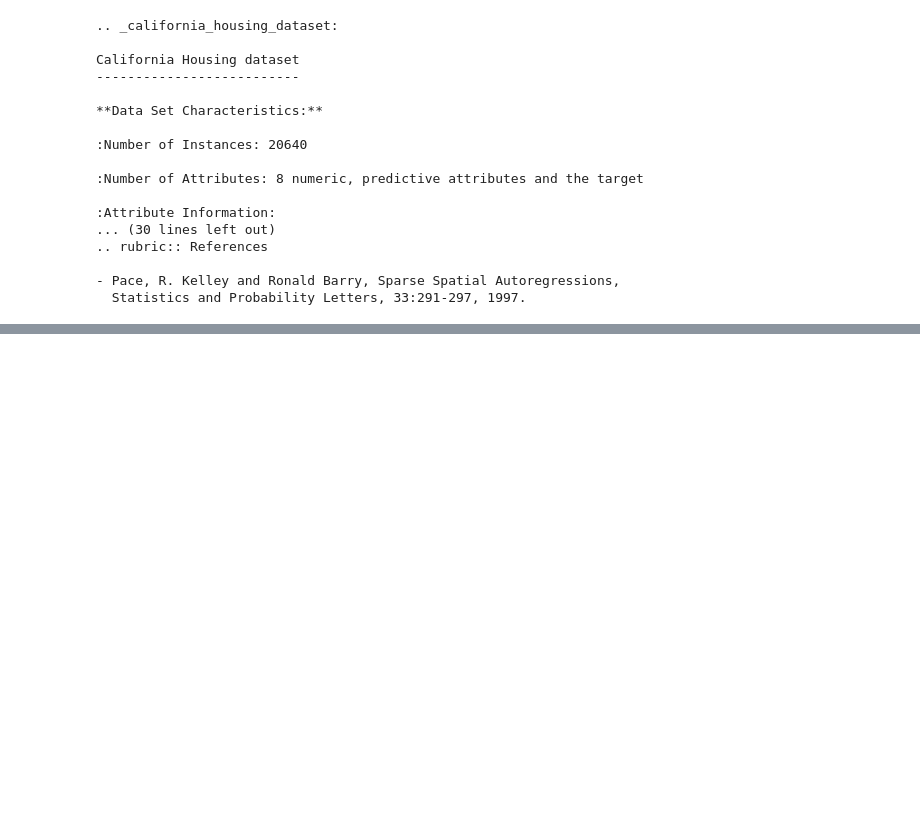
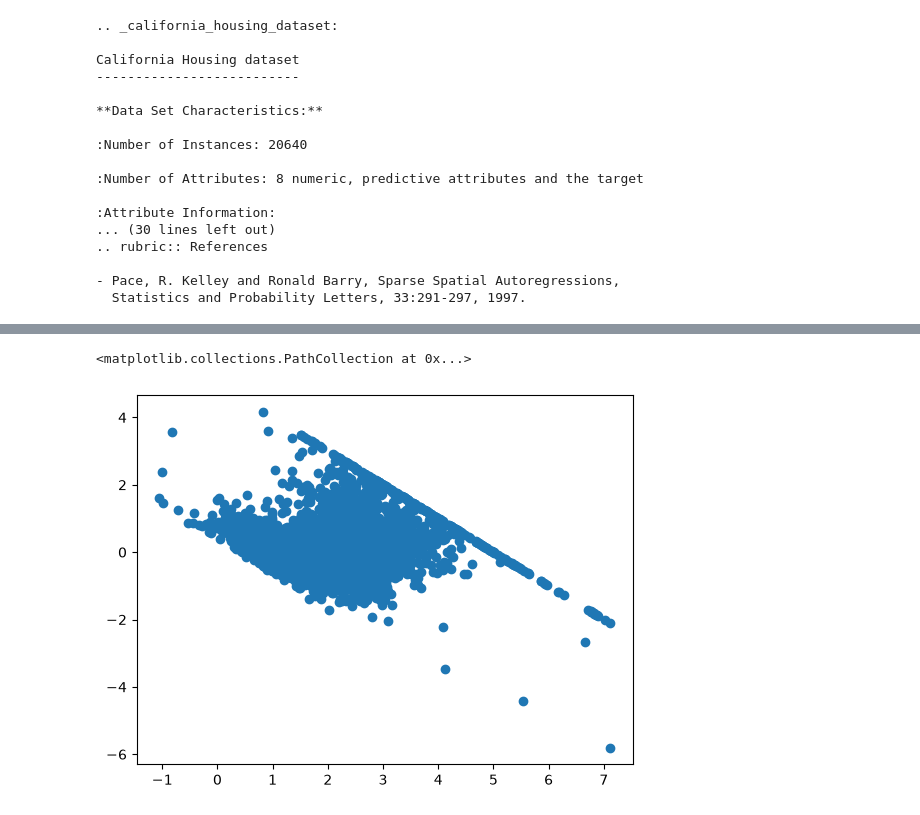
Before and after one commit to Mehta-g1/AI-ML-by-Krish-Naik, a Jupyter notebook: 29_Steps By Step Project Implementation With LifeCycle OF ML Project/2_multiple_linear_regression.ipynb, the cells around one changed output, grey strips where cells are left out. Saved outputs shown, nothing was run; the diff lists cells and outputs as text; code cells hidden in the pictures; blank space fills up the shorter version.

```diff
--- a/29_Steps By Step Project Implementation With LifeCycle OF ML Project/2_multiple_linear_regression.ipynb
+++ b/29_Steps By Step Project Implementation With LifeCycle OF ML Project/2_multiple_linear_regression.ipynb
@@ -82,0 +278,5 @@ California Housing dataset
+# %%
+plt.scatter(y_pred, residuals)
+# %% [output]
+<matplotlib.collections.PathCollection at 0x...>
+[figure, added]
```
Also changed, not shown: parts of 36 cells of this notebook, 1 other file.
